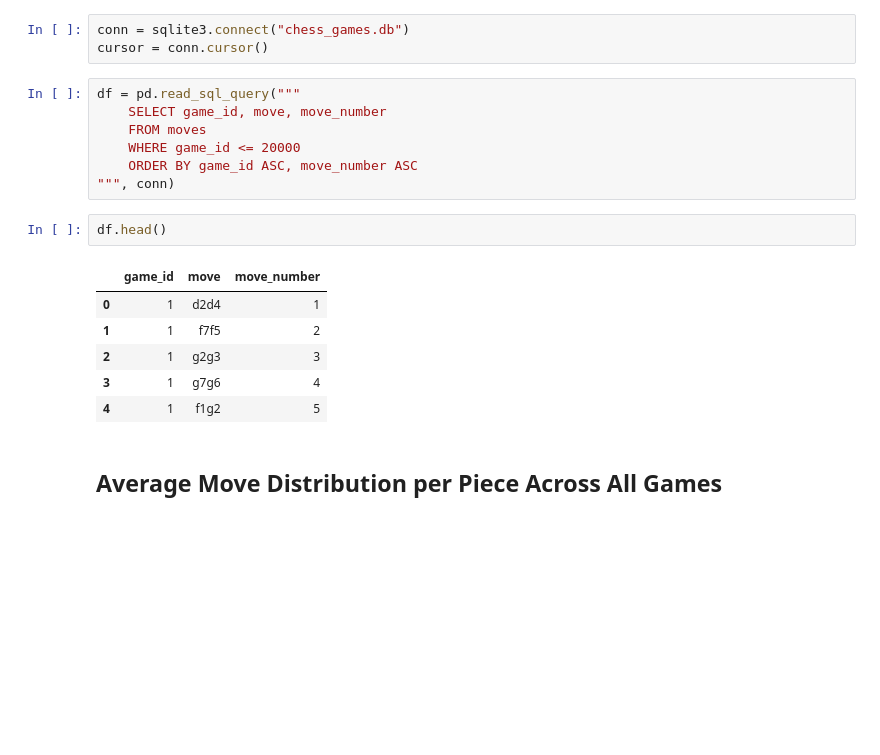
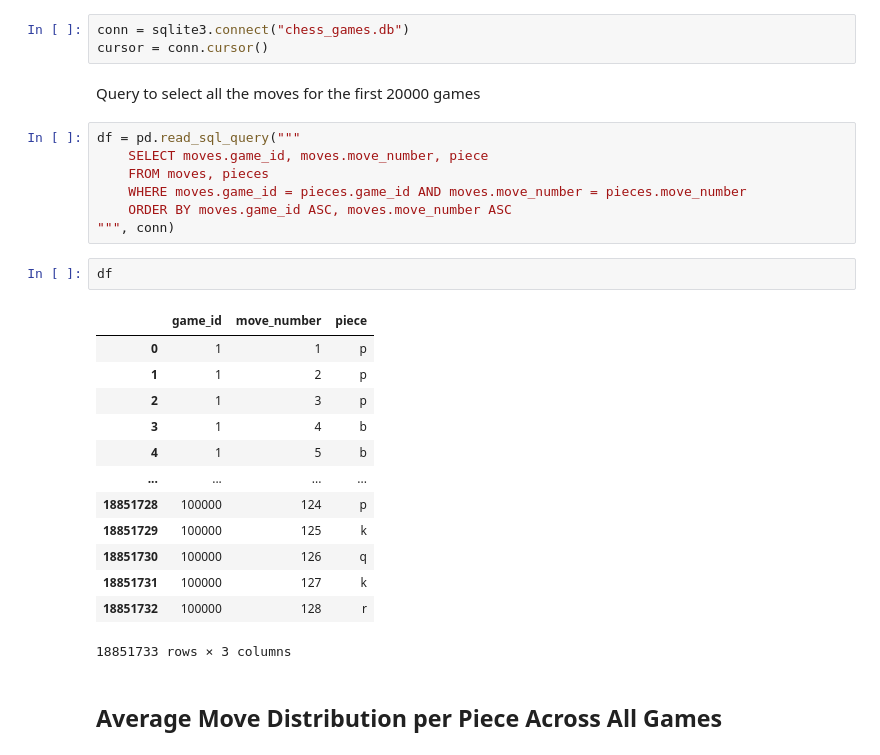
Before and after one commit to NLP-Project-PoliMi-2025/NLP-Project, a Jupyter notebook: MoveDistribution.ipynb, the cells around one changed output. Saved outputs shown, nothing was run; the diff lists cells and outputs as text; blank space fills up the shorter version.

```diff
--- a/MoveDistribution.ipynb
+++ b/MoveDistribution.ipynb
@@ -14,22 +14,31 @@ Connection to database
 # %%
 conn = sqlite3.connect("chess_games.db")
 cursor = conn.cursor()
+# %% [markdown]
+Query to select all the moves for the first 20000 games
 # %%
 df = pd.read_sql_query("""
-    SELECT game_id, move, move_number
-    FROM moves
-    WHERE game_id <= 20000
-    ORDER BY game_id ASC, move_number ASC
+    SELECT moves.game_id, moves.move_number, piece
+    FROM moves, pieces
+    WHERE moves.game_id = pieces.game_id AND moves.move_number = pieces.move_number
+    ORDER BY moves.game_id ASC, moves.move_number ASC
 """, conn)
 # %%
-df.head()
+df
 # %% [output]
-|  | game_id | move | move_number |
-| 0 | 1 | d2d4 | 1 |
-| 1 | 1 | f7f5 | 2 |
-| 2 | 1 | g2g3 | 3 |
-| 3 | 1 | g7g6 | 4 |
-| 4 | 1 | f1g2 | 5 |
+|  | game_id | move_number | piece |
+| 0 | 1 | 1 | p |
+| 1 | 1 | 2 | p |
+| 2 | 1 | 3 | p |
+| 3 | 1 | 4 | b |
+| 4 | 1 | 5 | b |
+| ... | ... | ... | ... |
+| 18851728 | 100000 | 124 | p |
+| 18851729 | 100000 | 125 | k |
+| 18851730 | 100000 | 126 | q |
+| 18851731 | 100000 | 127 | k |
+| 18851732 | 100000 | 128 | r |
+18851733 rows × 3 columns
 # %% [markdown]
 ## Average Move Distribution per Piece Across All Games
 # %%
```
Also changed, not shown: parts of 17 cells of this notebook.
